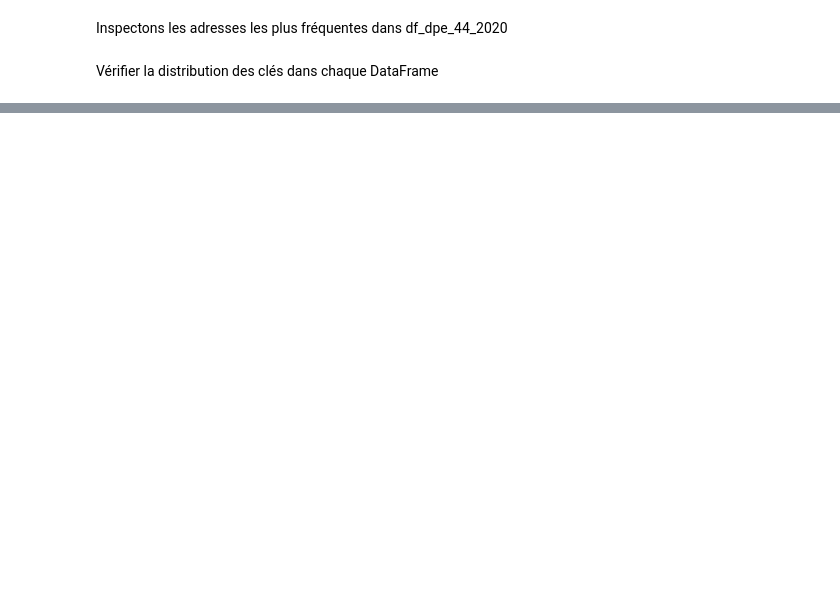
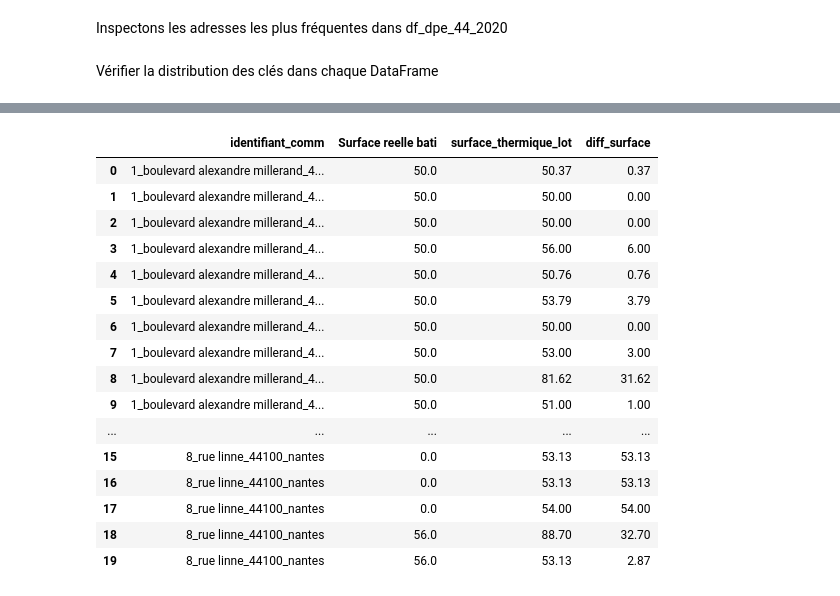
Before and after one commit to isaurepillet/STATAPP, a Jupyter notebook: isaure3.ipynb, the cells around one changed output, grey strips where cells are left out. Drawn from its saved outputs; the diff is of its cells as text; code cells hidden in the pictures; blank space fills up the shorter version.

```diff
--- a/isaure3.ipynb
+++ b/isaure3.ipynb
@@ -355,6 +382,7 @@ df_dpe_44_2020['city']         = df_dpe_44_2020['adresse_parsee_dict'].apply(lam
 
 df_dpe_44_2020 = df_dpe_44_2020.apply(replacer_code_postal, axis=1)
 df_dpe_44_2020 = df_dpe_44_2020.apply(extraire_numero_debut_road, axis=1)
+df_dpe_44_2020 = df_dpe_44_2020.apply(basculer_house_str_vers_road, axis=1)
 # %%
 df_dpe_44_2020.head()
 # %% [output]
@@ -540,0 +590,10 @@ Clé la plus fréquente dans df_valeurs_44 : __44380_pornichet
+# %%
+df_valeurs_surf = df_valeurs_44[['identifiant_comm','Surface reelle bati']]
+df_dpe_surf = df_dpe_44_2020[['identifiant_comm','surface_thermique_lot']]
+
+df_merge_surf = pd.merge(
+    df_valeurs_surf,
+    df_dpe_surf,
+    on='identifiant_comm',
+    how='inner'
+)
@@ -540,0 +642,25 @@ Clé la plus fréquente dans df_valeurs_44 : __44380_pornichet
+# %%
+df_merge_surf['diff_surface'] = (
+    df_merge_surf['Surface reelle bati']
+    - df_merge_surf['surface_thermique_lot']
+).abs()
+# %%
+df_merge_surf.head(20)
+# %% [output]
+|  | identifiant_comm | Surface reelle bati | surface_thermique_lot | diff_surface |
+| 0 | 1_boulevard alexandre millerand_4... | 50.0 | 50.37 | 0.37 |
+| 1 | 1_boulevard alexandre millerand_4... | 50.0 | 50.00 | 0.00 |
+| 2 | 1_boulevard alexandre millerand_4... | 50.0 | 50.00 | 0.00 |
+| 3 | 1_boulevard alexandre millerand_4... | 50.0 | 56.00 | 6.00 |
+| 4 | 1_boulevard alexandre millerand_4... | 50.0 | 50.76 | 0.76 |
+| 5 | 1_boulevard alexandre millerand_4... | 50.0 | 53.79 | 3.79 |
+| 6 | 1_boulevard alexandre millerand_4... | 50.0 | 50.00 | 0.00 |
+| 7 | 1_boulevard alexandre millerand_4... | 50.0 | 53.00 | 3.00 |
+| 8 | 1_boulevard alexandre millerand_4... | 50.0 | 81.62 | 31.62 |
+| 9 | 1_boulevard alexandre millerand_4... | 50.0 | 51.00 | 1.00 |
+| ... | ... | ... | ... | ... |
+| 15 | 8_rue linne_44100_nantes | 0.0 | 53.13 | 53.13 |
+| 16 | 8_rue linne_44100_nantes | 0.0 | 53.13 | 53.13 |
+| 17 | 8_rue linne_44100_nantes | 0.0 | 54.00 | 54.00 |
+| 18 | 8_rue linne_44100_nantes | 56.0 | 88.70 | 32.70 |
+| 19 | 8_rue linne_44100_nantes | 56.0 | 53.13 | 2.87 |
```
Also changed, not shown: parts of 20 cells of this notebook.
